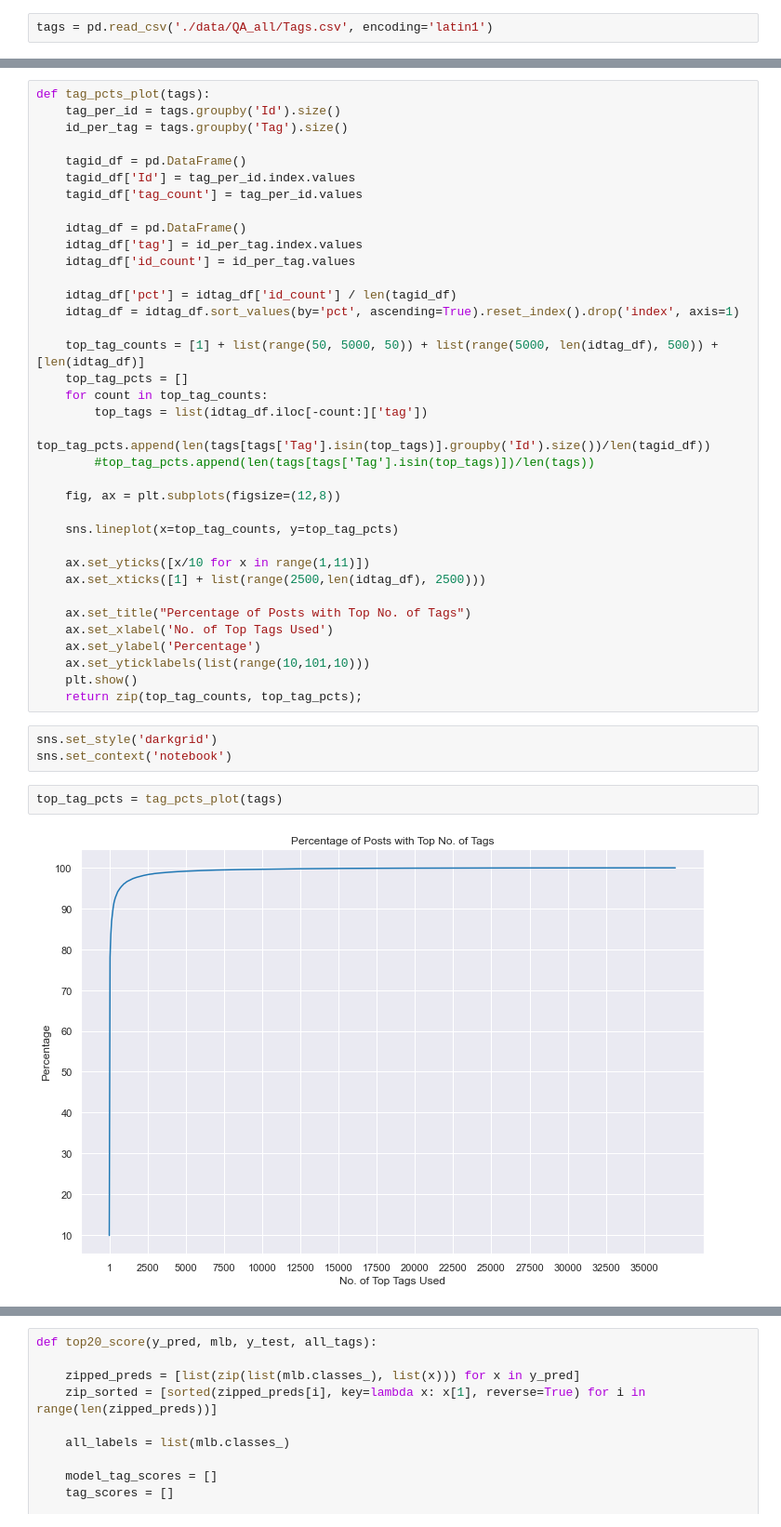
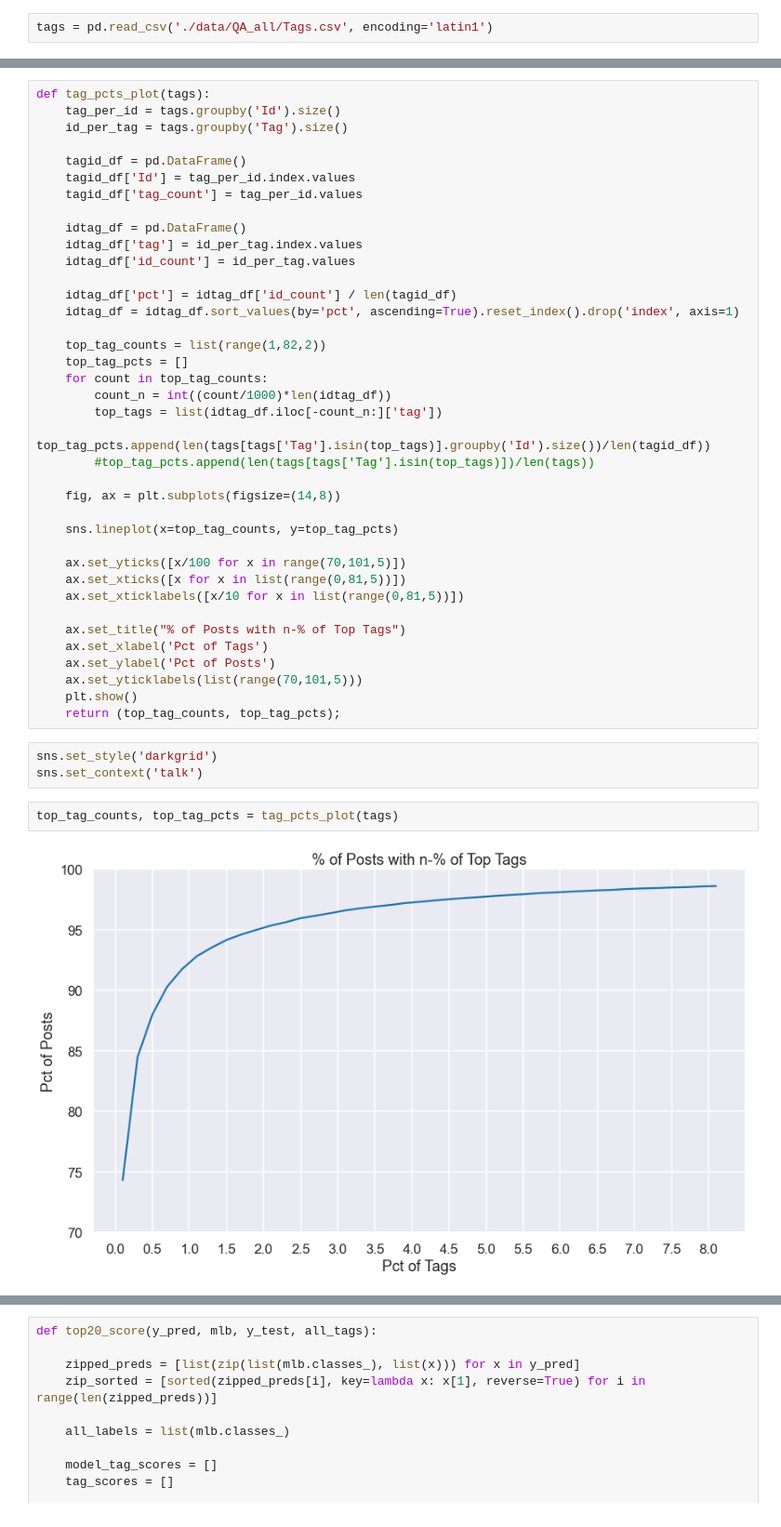
Before and after one commit to willcd/module5-project, a Jupyter notebook: phase5-project.ipynb, the cells around one changed output, grey strips where cells are left out. Shown at 93% size. Cells and saved outputs as stored; diff of their text form.

Commit message:
add images

```diff
--- a/phase5-project.ipynb
+++ b/phase5-project.ipynb
@@ -336,30 +342,32 @@ def tag_pcts_plot(tags):
     idtag_df['pct'] = idtag_df['id_count'] / len(tagid_df)
     idtag_df = idtag_df.sort_values(by='pct', ascending=True).reset_index().drop('index', axis=1)
 
-    top_tag_counts = [1] + list(range(50, 5000, 50)) + list(range(5000, len(idtag_df), 500)) + [len(idtag_df)]
+    top_tag_counts = list(range(1,82,2))
     top_tag_pcts = []
     for count in top_tag_counts:
-        top_tags = list(idtag_df.iloc[-count:]['tag'])
+        count_n = int((count/1000)*len(idtag_df))
+        top_tags = list(idtag_df.iloc[-count_n:]['tag'])
         top_tag_pcts.append(len(tags[tags['Tag'].isin(top_tags)].groupby('Id').size())/len(tagid_df))
         #top_tag_pcts.append(len(tags[tags['Tag'].isin(top_tags)])/len(tags))
 
-    fig, ax = plt.subplots(figsize=(12,8))
+    fig, ax = plt.subplots(figsize=(14,8))
 
     sns.lineplot(x=top_tag_counts, y=top_tag_pcts)
 
-    ax.set_yticks([x/10 for x in range(1,11)])
-    ax.set_xticks([1] + list(range(2500,len(idtag_df), 2500)))
+    ax.set_yticks([x/100 for x in range(70,101,5)])
+    ax.set_xticks([x for x in list(range(0,81,5))])
+    ax.set_xticklabels([x/10 for x in list(range(0,81,5))])
 
-    ax.set_title("Percentage of Posts with Top No. of Tags")
-    ax.set_xlabel('No. of Top Tags Used')
-    ax.set_ylabel('Percentage')
-    ax.set_yticklabels(list(range(10,101,10)))
+    ax.set_title("% of Posts with n-% of Top Tags")
+    ax.set_xlabel('Pct of Tags')
+    ax.set_ylabel('Pct of Posts')
+    ax.set_yticklabels(list(range(70,101,5)))
     plt.show()
-    return zip(top_tag_counts, top_tag_pcts);
+    return (top_tag_counts, top_tag_pcts);
 # %%
 sns.set_style('darkgrid')
-sns.set_context('notebook')
+sns.set_context('talk')
 # %%
-top_tag_pcts = tag_pcts_plot(tags)
+top_tag_counts, top_tag_pcts = tag_pcts_plot(tags)
 # %% [output]
-[figure, old version]
+[figure, new version]
```
Also changed, not shown: parts of 8 cells of this notebook, 3 other files.
